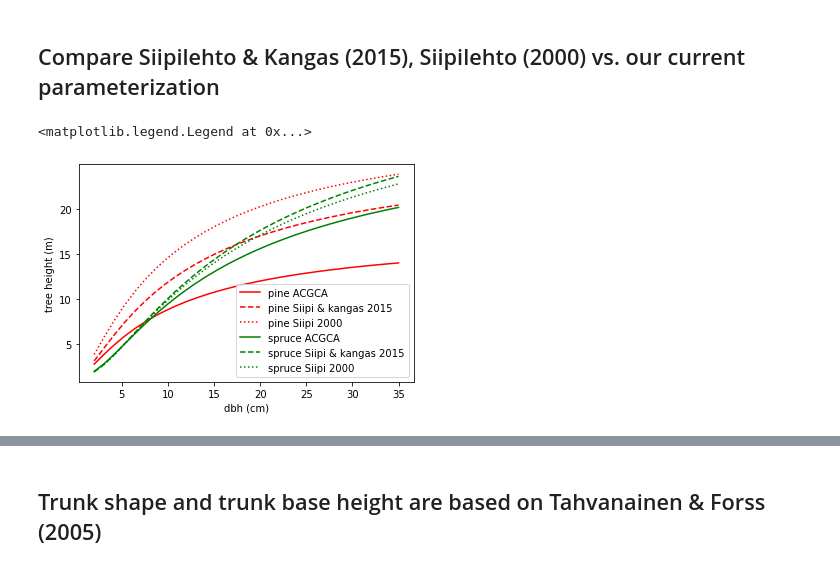
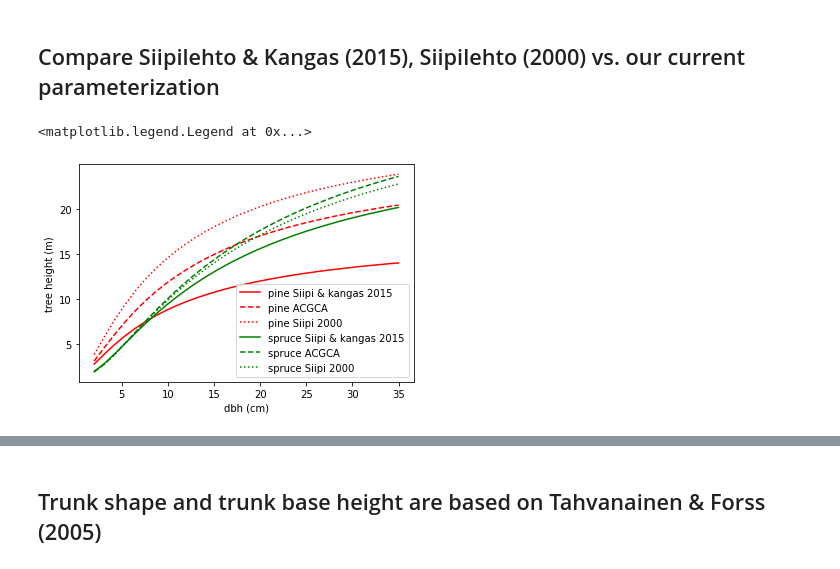
Before and after one commit to slauniainen/Presentations, a Jupyter notebook: Naslund_notes.ipynb, the cells around one changed output, grey strips where cells are left out. Cells and saved outputs as stored; diff of their text form; code cells hidden in the pictures.

```diff
--- a/Naslund_notes.ipynb
+++ b/Naslund_notes.ipynb
@@ -57,25 +57,25 @@ paras = {'pine': [2.0, 0.8944444, 0.185],
 # %%
 %matplotlib inline
 
 dbh = np.linspace(2, 35, 31) # cm
 
 spec = ['pine', 'spruce']
 z_acgca = []
 z_siipi = []
 fig, ax = plt.subplots(1)
 col = ['r','g', 'b']
 k = 0
 for s in spec:
     z_acgca = naslund_heightcurve(dbh, s, p=None)
     z_sk = naslund_heightcurve(dbh, s, p=para[s])
     z_sii = naslund_heightcurve(dbh, s, p=paras[s])
-    ax.plot(dbh, z_acgca, '-', color=col[k], label=s + ' ACGCA')
-    ax.plot(dbh, z_sk, '--', color=col[k], label=s + ' Siipi & kangas 2015')
+    ax.plot(dbh, z_acgca, '-', color=col[k], label=s + ' Siipi & kangas 2015')
+    ax.plot(dbh, z_sk, '--', color=col[k], label=s + ' ACGCA')
     ax.plot(dbh, z_sii, ':', color=col[k], label=s + ' Siipi 2000')
     k += 1
 ax.set_ylabel('tree height (m)')
 ax.set_xlabel('dbh (cm)')
 ax.legend()
 # %% [output]
 <matplotlib.legend.Legend at 0x...>
-[figure, old version]
+[figure, new version]
```
Also changed, not shown: parts of 8 cells of this notebook.
